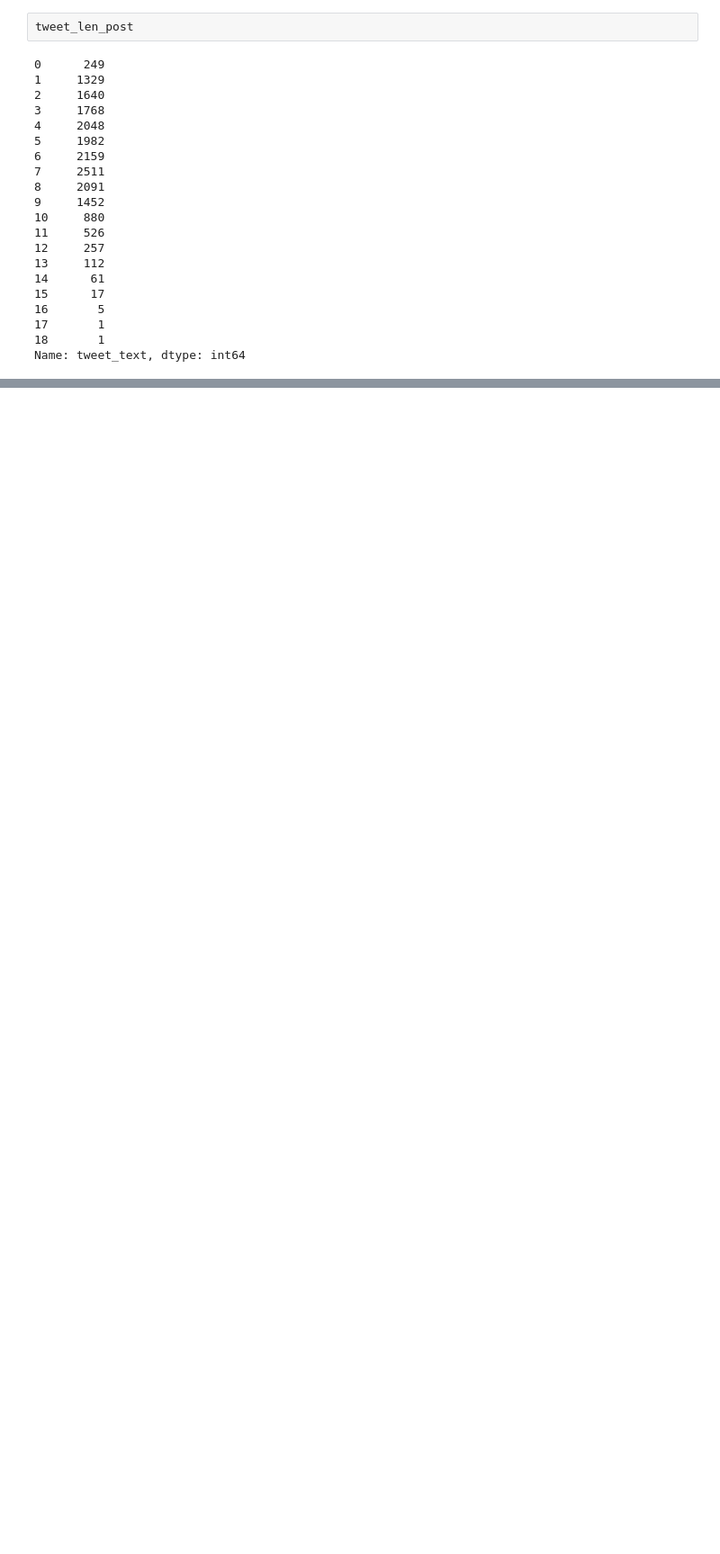
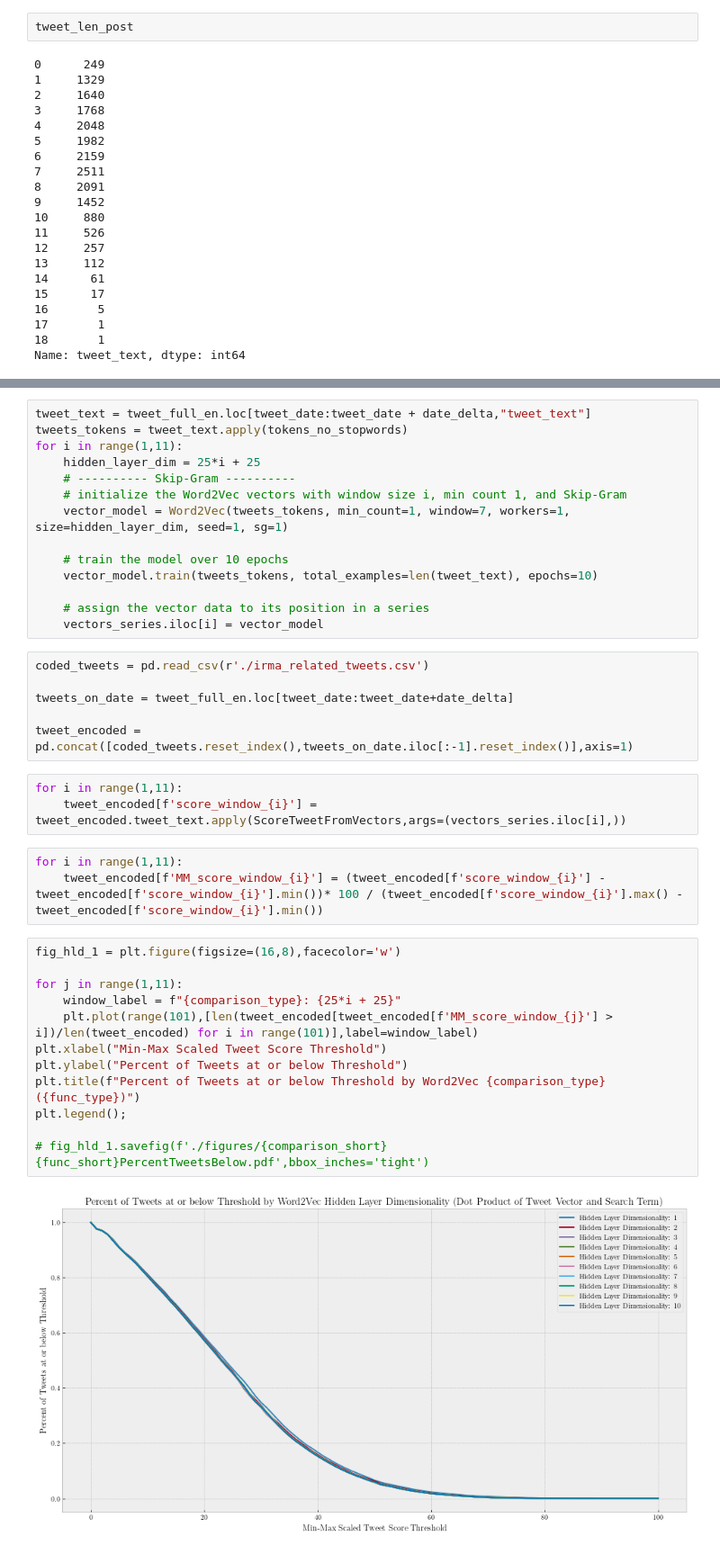
Before and after one commit to brownworth/TwitterDisaster, a Jupyter notebook: ThesisCode.ipynb, the cells around one changed output, grey strips where cells are left out. Shown at 90% size. Cells and saved outputs as stored; diff of their text form; blank space fills up the shorter version.

```diff
--- a/ThesisCode.ipynb
+++ b/ThesisCode.ipynb
@@ -317,0 +572,40 @@ fig_4.savefig(f'./figures/TweetsByLength.pdf',bbox_inches='tight')
+# %%
+tweet_text = tweet_full_en.loc[tweet_date:tweet_date + date_delta,"tweet_text"]
+tweets_tokens = tweet_text.apply(tokens_no_stopwords)
+for i in range(1,11):
+    hidden_layer_dim = 25*i + 25
+    # ---------- Skip-Gram ----------
+    # initialize the Word2Vec vectors with window size i, min count 1, and Skip-Gram
+    vector_model = Word2Vec(tweets_tokens, min_count=1, window=7, workers=1, size=hidden_layer_dim, seed=1, sg=1)
+
+    # train the model over 10 epochs
+    vector_model.train(tweets_tokens, total_examples=len(tweet_text), epochs=10)
+
+    # assign the vector data to its position in a series
+    vectors_series.iloc[i] = vector_model
+# %%
+coded_tweets = pd.read_csv(r'./irma_related_tweets.csv')
+
+tweets_on_date = tweet_full_en.loc[tweet_date:tweet_date+date_delta]
+
+tweet_encoded = pd.concat([coded_tweets.reset_index(),tweets_on_date.iloc[:-1].reset_index()],axis=1)
+# %%
+for i in range(1,11):
+    tweet_encoded[f'score_window_{i}'] = tweet_encoded.tweet_text.apply(ScoreTweetFromVectors,args=(vectors_series.iloc[i],))
+# %%
+for i in range(1,11):
+    tweet_encoded[f'MM_score_window_{i}'] = (tweet_encoded[f'score_window_{i}'] - tweet_encoded[f'score_window_{i}'].min())* 100 / (tweet_encoded[f'score_window_{i}'].max() - tweet_encoded[f'score_window_{i}'].min())
+# %%
+fig_hld_1 = plt.figure(figsize=(16,8),facecolor='w')
+
+for j in range(1,11):
+    window_label = f"{comparison_type}: {25*i + 25}"
+    plt.plot(range(101),[len(tweet_encoded[tweet_encoded[f'MM_score_window_{j}'] > i])/len(tweet_encoded) for i in range(101)],label=window_label)
+plt.xlabel("Min-Max Scaled Tweet Score Threshold")
+plt.ylabel("Percent of Tweets at or below Threshold")
+plt.title(f"Percent of Tweets at or below Threshold by Word2Vec {comparison_type} ({func_type})")
+plt.legend();
+
+# fig_hld_1.savefig(f'./figures/{comparison_short}{func_short}PercentTweetsBelow.pdf',bbox_inches='tight')
+# %% [output]
+[figure, added]
```
Also changed, not shown: parts of 56 cells of this notebook.
